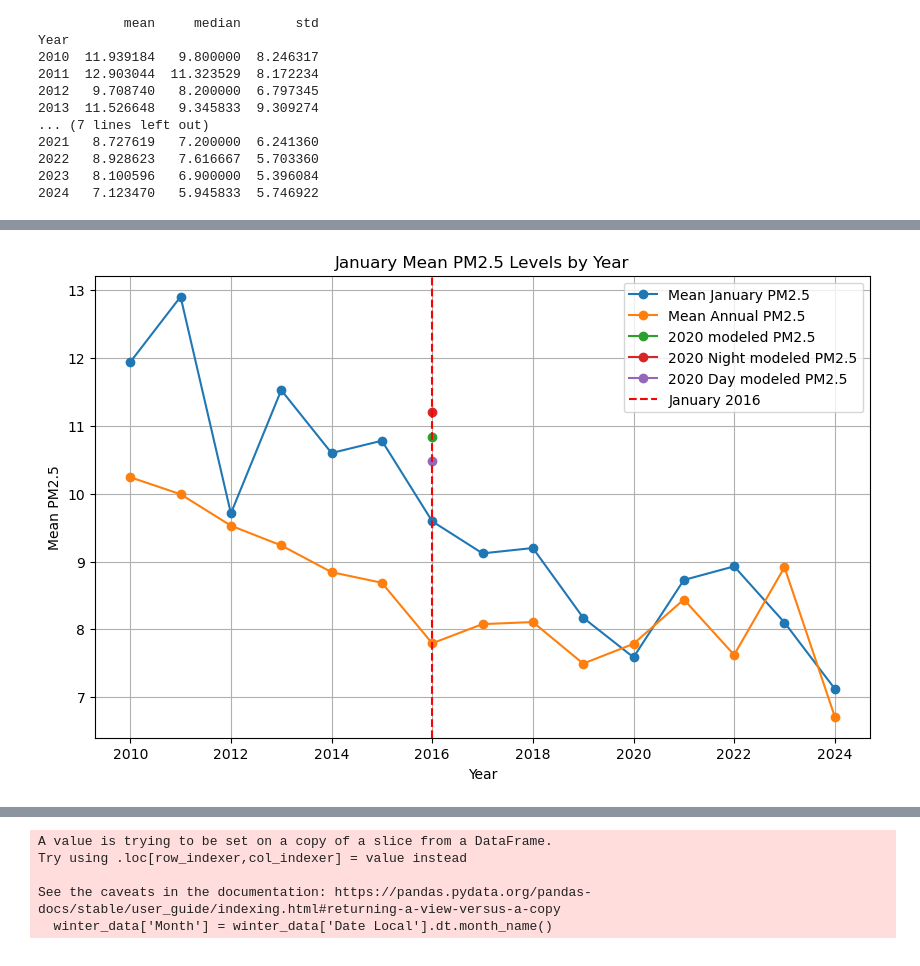
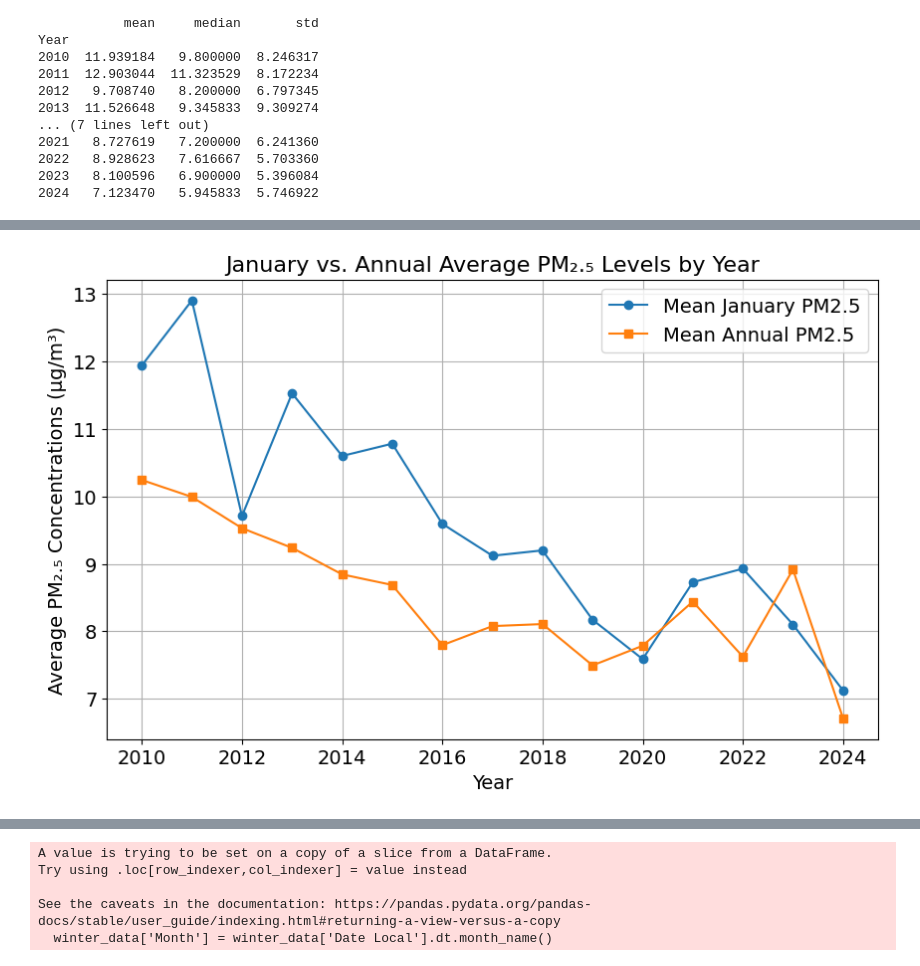
Before and after one commit to kyanshlipak/RWC, a Jupyter notebook: WRF_analyses/typical_year_proof.ipynb, the cells around one changed output, grey strips where cells are left out. Saved outputs shown, nothing was run; the diff lists cells and outputs as text; code cells hidden in the pictures.

```diff
--- a/WRF_analyses/typical_year_proof.ipynb
+++ b/WRF_analyses/typical_year_proof.ipynb
@@ -207,29 +251,31 @@ plt.show()
 # %%
 import matplotlib.pyplot as plt
 
 # Plot the mean PM2.5 levels for January
 plt.figure(figsize=(10, 6))
 plt.plot(january_stats.index, january_stats['mean'], marker='o', label='Mean January PM2.5')
-plt.plot(general_stats.index, general_stats['mean'], marker='o', label='Mean Annual PM2.5')
-plt.plot(cmaq_2020_stats.index, cmaq_2020_stats['mean'], marker = 'o', label='2020 modeled PM2.5')
-plt.plot(cmaq_2020_stats_night.index, cmaq_2020_stats_night['mean'], marker = 'o', label='2020 Night modeled PM2.5')
+plt.plot(general_stats.index, general_stats['mean'], marker='s', label='Mean Annual PM2.5')
+# plt.plot(cmaq_2020_stats.index, cmaq_2020_stats['mean'], marker = 'o', label='2020 modeled PM2.5')
+# plt.plot(cmaq_2020_stats_night.index, cmaq_2020_stats_night['mean'], marker = 'o', label='2020 Night modeled PM2.5')
 
-plt.plot(cmaq_2020_stats_day.index, cmaq_2020_stats_day['mean'], marker = 'o', label='2020 Day modeled PM2.5')
+# plt.plot(cmaq_2020_stats_day.index, cmaq_2020_stats_day['mean'], marker = 'o', label='2020 Day modeled PM2.5')
 
 # plt.plot(january_stats.index, january_stats['median'], marker='o', label='Median January PM2.5')
 # plt.plot(general_stats.index, general_stats['median'], marker='o', label='Median Annual PM2.5')
 
 # plt.plot(january_stats.index, january_stats['mean'], marker='o', label='Mean January PM2.5')
 # plt.plot(general_stats.index, general_stats['mean'], marker='o', label='Mean Annual PM2.5')
 
-plt.axvline(2016, color='red', linestyle='--', label='January 2016')
-plt.title('January Mean PM2.5 Levels by Year')
-plt.xlabel('Year')
-plt.ylabel('Mean PM2.5')
-plt.legend()
+#plt.axvline(2016, color='red', linestyle='--', label='January 2016')
+plt.title('January vs. Annual Average PM₂.₅ Levels by Year',fontsize = 16)
+plt.xlabel('Year', fontsize = 14)
+plt.ylabel('Average PM₂.₅ Concentrations (µg/m³)', fontsize = 14)
+plt.xticks(fontsize = 14)
+plt.yticks(fontsize = 14)
+plt.legend(fontsize = 14)
 plt.grid(True)
 plt.show()
 # %% [output]
-[figure, old version]
+[figure, new version]
 # %%
 df_cmaq_baseline_day['Year'] = "CMAQ_Baseline"
```
Also changed, not shown: parts of 16 cells of this notebook.
